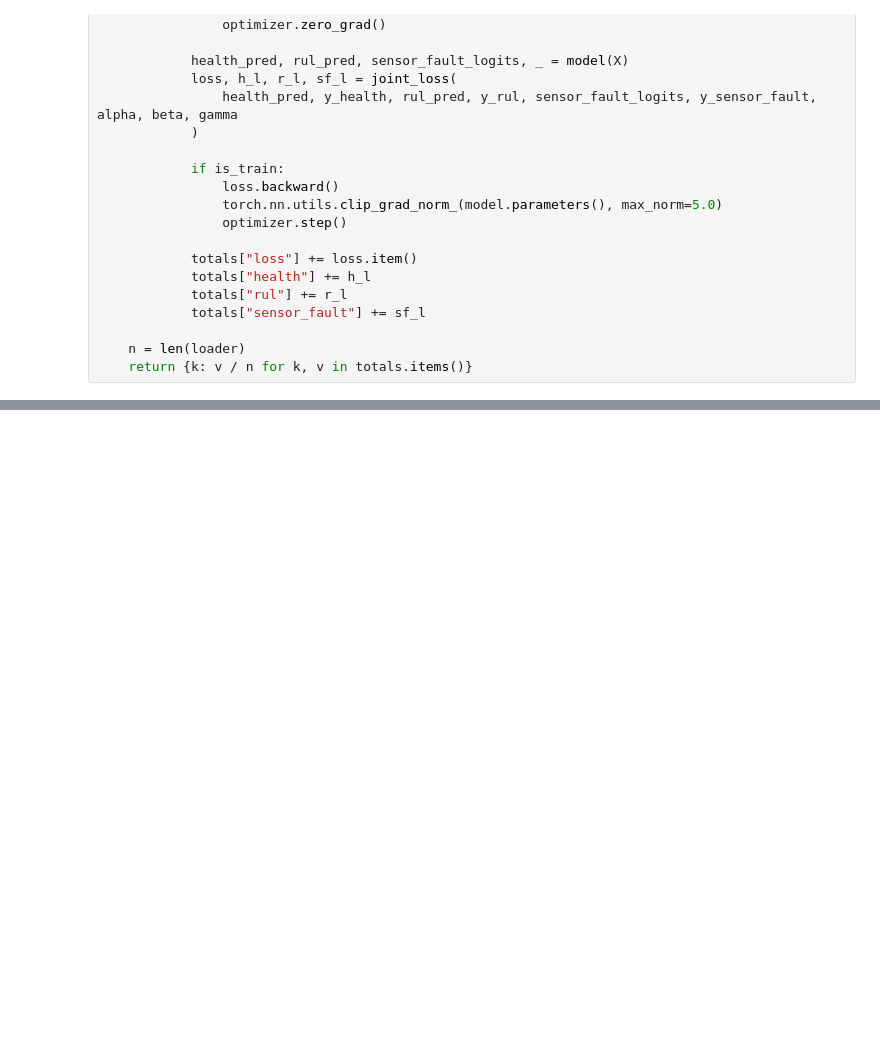
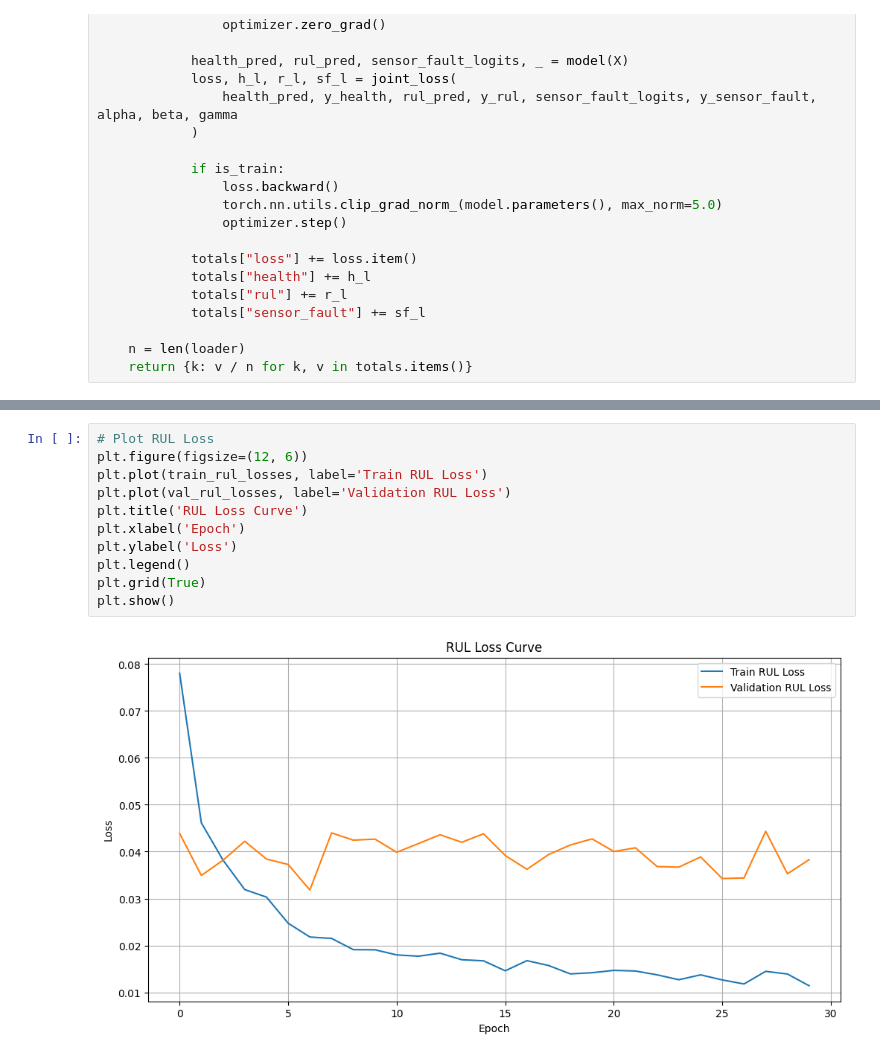
Before and after one commit to parinaB/DroneAcharaya, a Jupyter notebook: ml/training/lstm_rul/lstm_training.ipynb, the cells around one changed output, grey strips where cells are left out. Drawn from its saved outputs; the diff is of its cells as text; blank space fills up the shorter version.

```diff
--- a/ml/training/lstm_rul/lstm_training.ipynb
+++ b/ml/training/lstm_rul/lstm_training.ipynb
@@ -573,0 +792,13 @@ print(f"\nBest val loss: {best_val_loss:.4f} (checkpoint saved to {LSTM_CHECKPOI
+# %%
+# Plot RUL Loss
+plt.figure(figsize=(12, 6))
+plt.plot(train_rul_losses, label='Train RUL Loss')
+plt.plot(val_rul_losses, label='Validation RUL Loss')
+plt.title('RUL Loss Curve')
+plt.xlabel('Epoch')
+plt.ylabel('Loss')
+plt.legend()
+plt.grid(True)
+plt.show()
+# %% [output]
+[figure, added]
```
Also changed, not shown: parts of 24 cells of this notebook.
